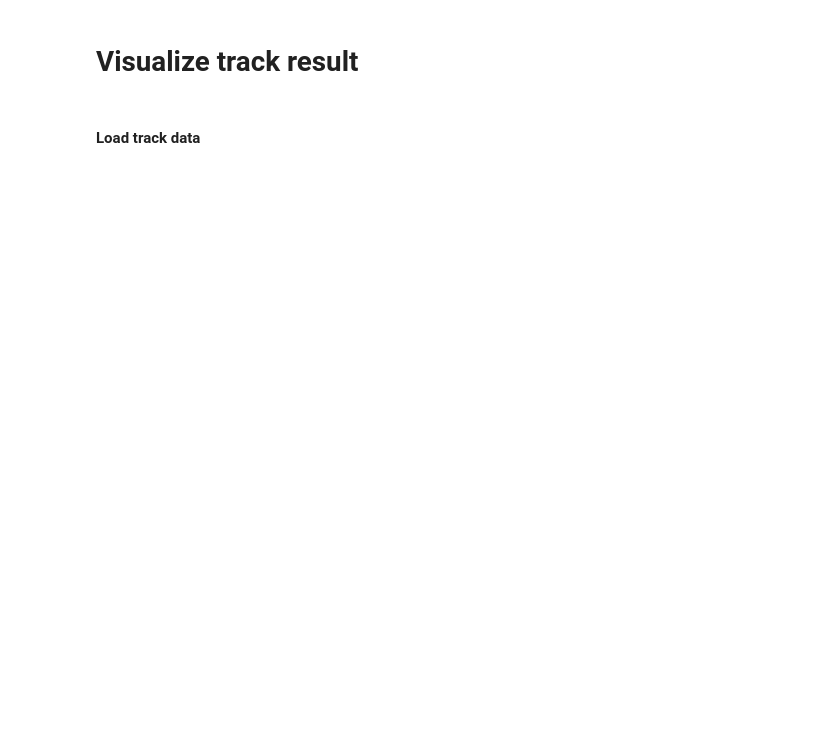
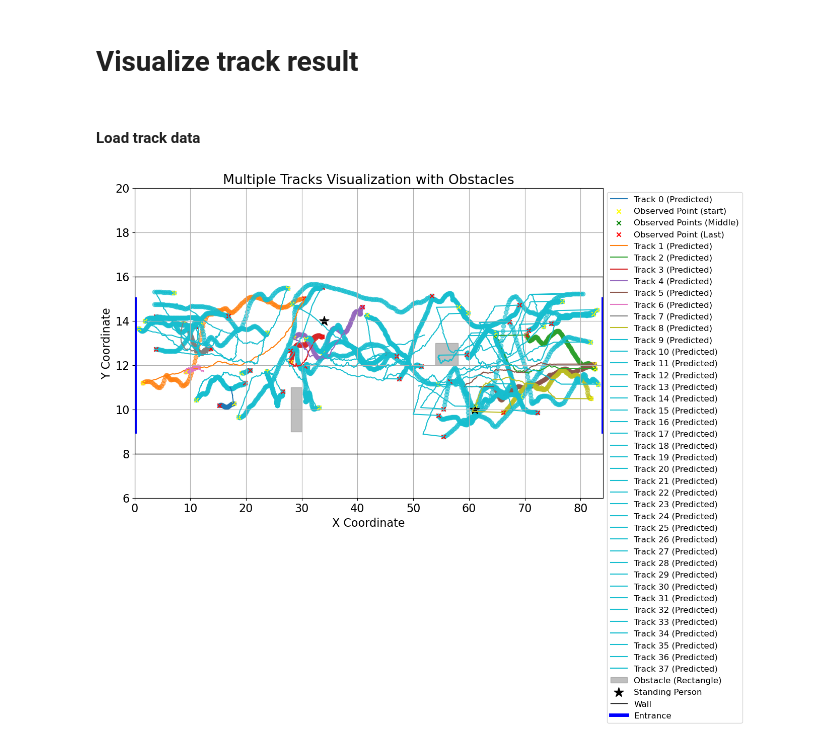
Before and after one commit to dang-qi/CSDI, a Jupyter notebook: visualize.ipynb, the cells around one changed output. Saved outputs shown, nothing was run; the diff lists cells and outputs as text; code cells hidden in the pictures; blank space fills up the shorter version.

```diff
--- a/visualize.ipynb
+++ b/visualize.ipynb
@@ -155 +189,5 @@ def visualize_data(gt_data, imputed_data, prediction_mask, given_mask, data_ind,
+# %%
+visualize_all_tracks(gt_data[17:55], imputed_data[17:55], prediction_mask, given_mask, obstacles)
+# %% [output]
+[figure, added]
 # %%
```
Also changed, not shown: parts of 3 cells of this notebook.
